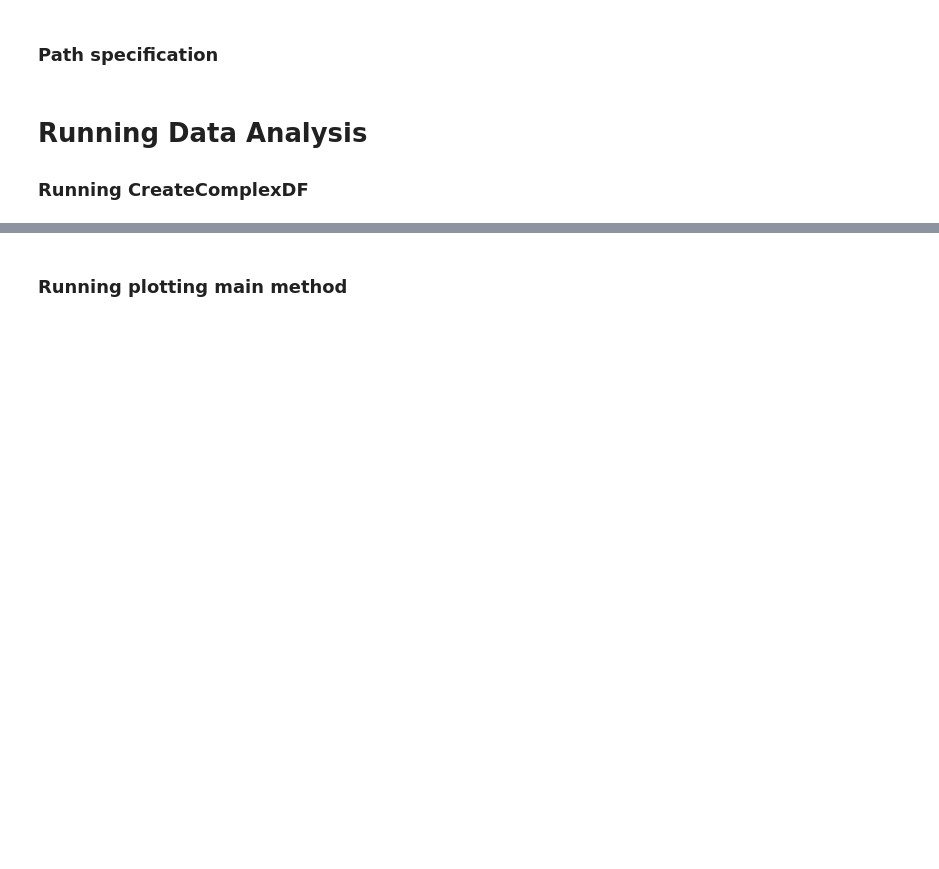
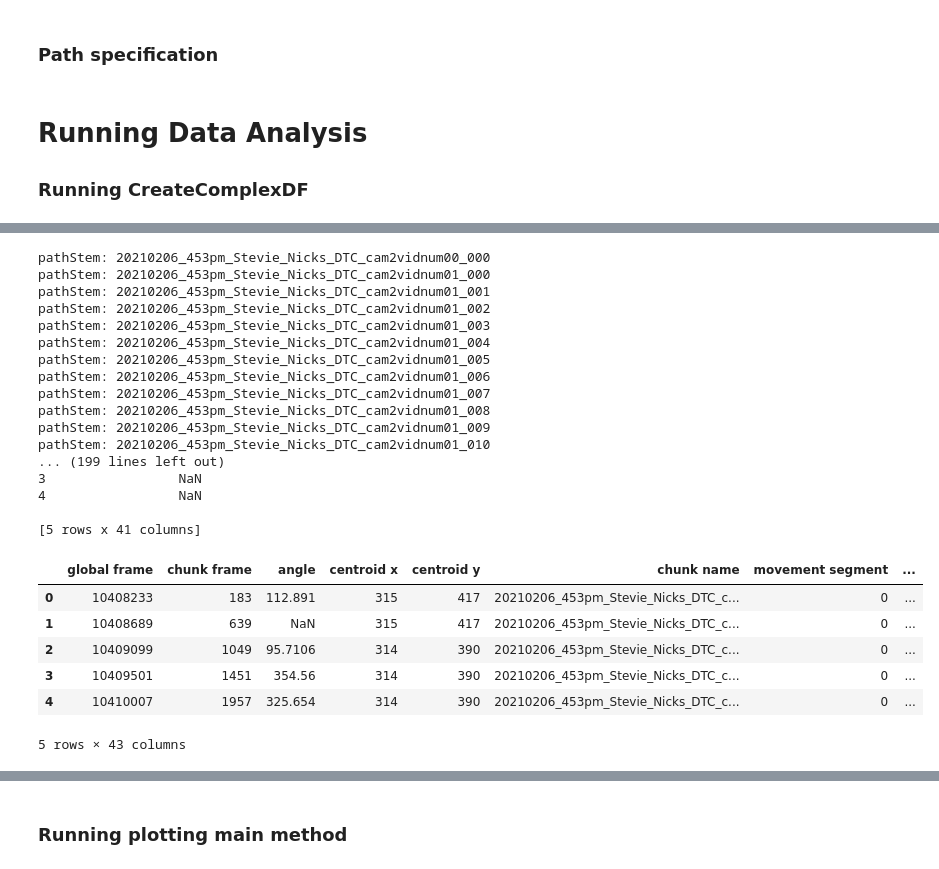
Before and after one commit to konnorve/DataAnalysis, a Jupyter notebook: stevie_nicks_plotting.ipynb, the cells around one changed output, grey strips where cells are left out. Drawn from its saved outputs; the diff is of its cells as text; code cells hidden in the pictures; blank space fills up the shorter version.

```diff
--- a/stevie_nicks_plotting.ipynb
+++ b/stevie_nicks_plotting.ipynb
@@ -121,3 +137,38 @@ median_ipi
+# %%
+complexDF_DTC = cdf.createComplexDF(angleDataPath_DTC,
+                                orientationData,
+                                rhopaliaDF,
+                                120,
+                                datetime(2021,2,5,16,40),
+                                False,
+                                median_ipi)
+
+complexDF_DTC.head()
+# %% [output]
+pathStem: 20210206_453pm_Stevie_Nicks_DTC_cam2vidnum00_000
+pathStem: 20210206_453pm_Stevie_Nicks_DTC_cam2vidnum01_000
+pathStem: 20210206_453pm_Stevie_Nicks_DTC_cam2vidnum01_001
+pathStem: 20210206_453pm_Stevie_Nicks_DTC_cam2vidnum01_002
+pathStem: 20210206_453pm_Stevie_Nicks_DTC_cam2vidnum01_003
+pathStem: 20210206_453pm_Stevie_Nicks_DTC_cam2vidnum01_004
+pathStem: 20210206_453pm_Stevie_Nicks_DTC_cam2vidnum01_005
+pathStem: 20210206_453pm_Stevie_Nicks_DTC_cam2vidnum01_006
+pathStem: 20210206_453pm_Stevie_Nicks_DTC_cam2vidnum01_007
+pathStem: 20210206_453pm_Stevie_Nicks_DTC_cam2vidnum01_008
+pathStem: 20210206_453pm_Stevie_Nicks_DTC_cam2vidnum01_009
+pathStem: 20210206_453pm_Stevie_Nicks_DTC_cam2vidnum01_010
+... (199 lines left out)
+3                 NaN
+4                 NaN
+
+[5 rows x 41 columns]
+|  | global frame | chunk frame | angle | centroid x | centroid y | chunk name | movement segment | ... |
+| 0 | 10408233 | 183 | 112.891 | 315 | 417 | 20210206_453pm_Stevie_Nicks_DTC_c... | 0 | ... |
+| 1 | 10408689 | 639 | NaN | 315 | 417 | 20210206_453pm_Stevie_Nicks_DTC_c... | 0 | ... |
+| 2 | 10409099 | 1049 | 95.7106 | 314 | 390 | 20210206_453pm_Stevie_Nicks_DTC_c... | 0 | ... |
+| 3 | 10409501 | 1451 | 354.56 | 314 | 390 | 20210206_453pm_Stevie_Nicks_DTC_c... | 0 | ... |
+| 4 | 10410007 | 1957 | 325.654 | 314 | 390 | 20210206_453pm_Stevie_Nicks_DTC_c... | 0 | ... |
+5 rows × 43 columns
 # %%
 concatDF = pd.concat([complexDF_base, complexDF_DTC])
 # %%
```
Also changed, not shown: parts of 20 cells of this notebook, 4 other files.
